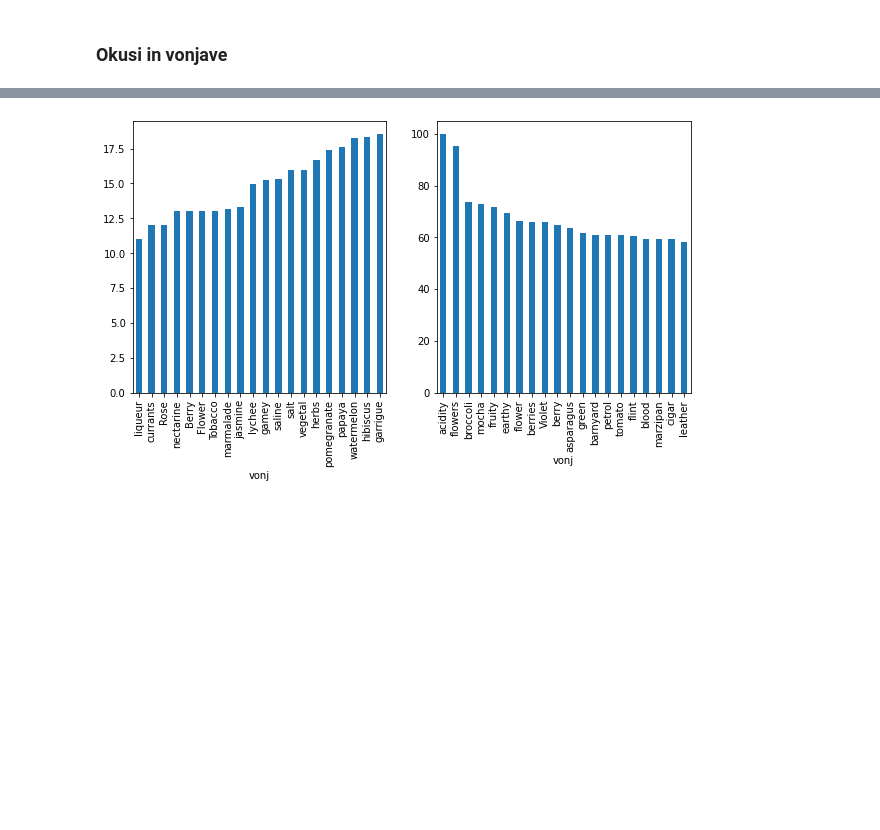
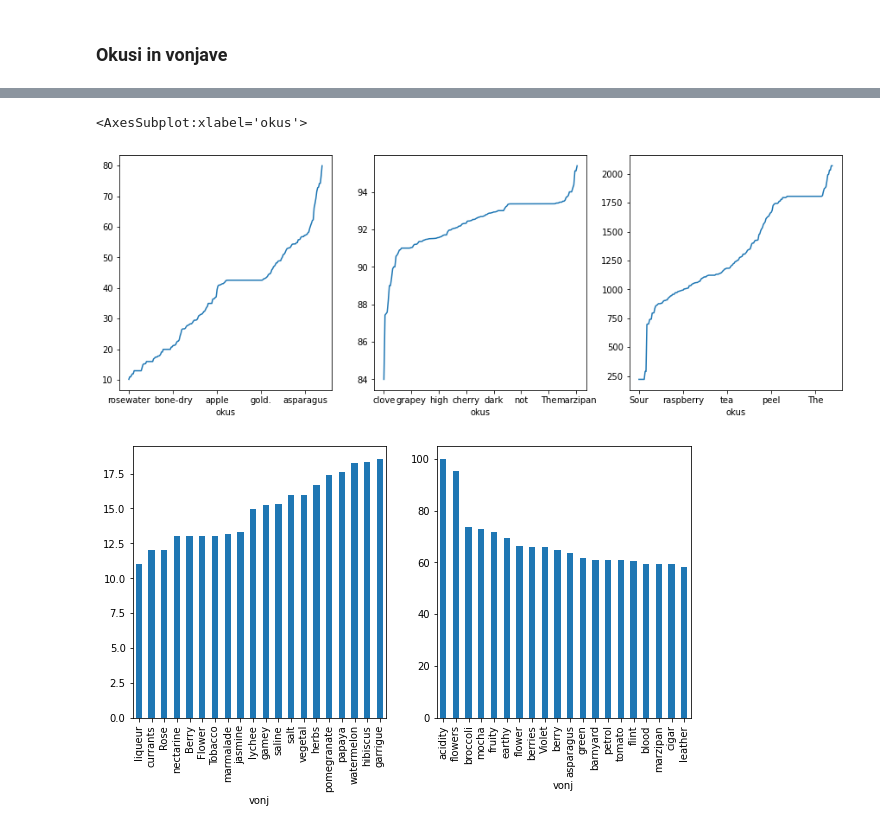
Before and after one commit to timkalan/analiza-vin, a Jupyter notebook: vina.ipynb, the cells around one changed output, grey strips where cells are left out. Cells and saved outputs as stored; diff of their text form; code cells hidden in the pictures; blank space fills up the shorter version.

```diff
--- a/vina.ipynb
+++ b/vina.ipynb
@@ -215,3 +309,17 @@ master.groupby('okus').mean().sort_values('cena', ascending=False).head(20)['cen
+# %%
+plt.figure(figsize = (15, 5))
+
+plt.subplot(1, 3, 1)
+master.groupby('okus').mean().sort_values('cena')['cena'].plot()
+
+plt.subplot(1, 3, 2)
+master[master.ocena > 10].groupby('okus').mean().sort_values('ocena')['ocena'].plot()
+
+plt.subplot(1, 3, 3)
+master.groupby('okus').mean().sort_values('popularnost')['popularnost'].plot()
+# %% [output]
+<AxesSubplot:xlabel='okus'>
+[figure, added]
 # %%
 plt.figure(figsize=(10,5))
 plt.subplot(1, 2, 1)
```
Also changed, not shown: parts of 24 cells of this notebook.
